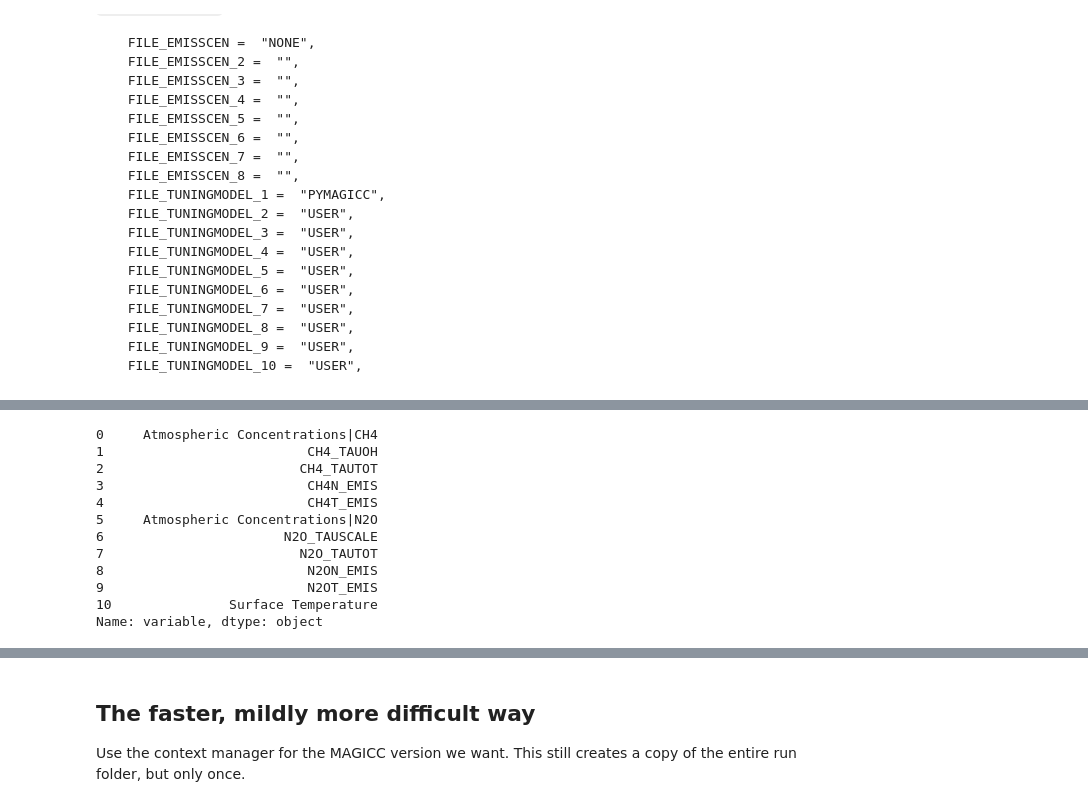
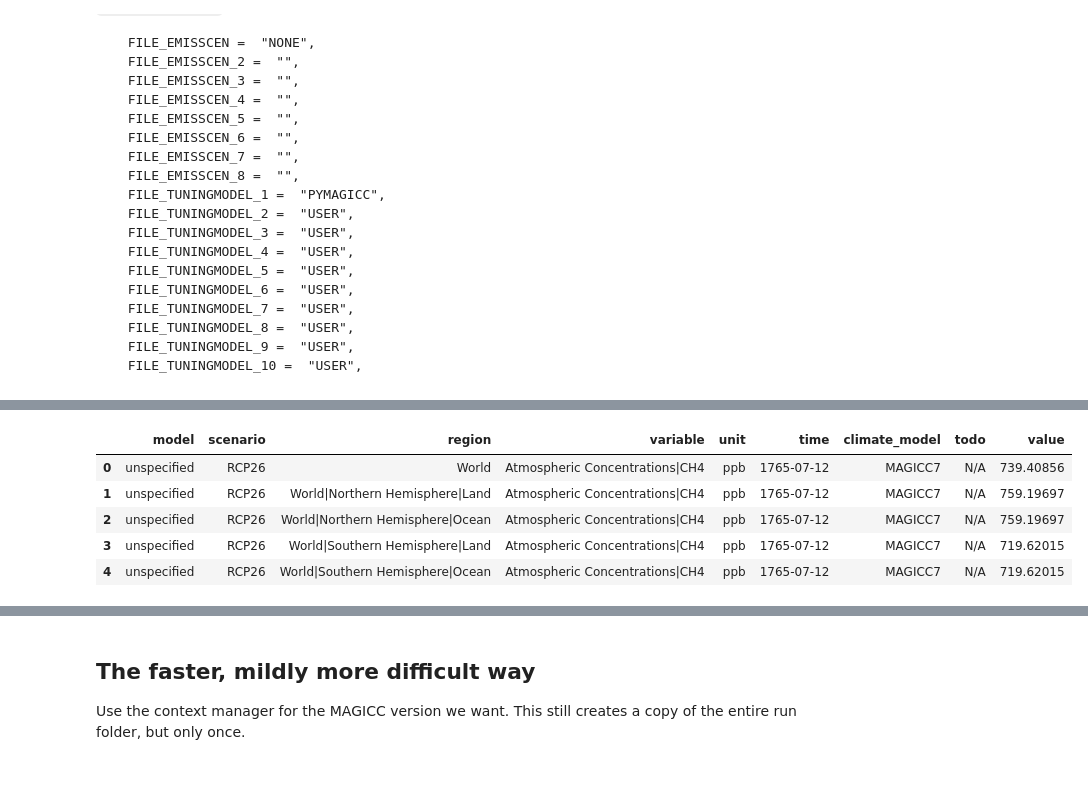
Before and after one commit to openscm/pymagicc, a Jupyter notebook: notebooks/MAGICC7.ipynb, the cells around one changed output, grey strips where cells are left out. Saved outputs shown, nothing was run; the diff lists cells and outputs as text; code cells hidden in the pictures; blank space fills up the shorter version.

```diff
--- a/notebooks/MAGICC7.ipynb
+++ b/notebooks/MAGICC7.ipynb
@@ -104,15 +116,9 @@ running RCP85
 # %%
-results.variables()
+results.head()
 # %% [output]
-0     Atmospheric Concentrations|CH4
-1                          CH4_TAUOH
-2                         CH4_TAUTOT
-3                          CH4N_EMIS
-4                          CH4T_EMIS
-5     Atmospheric Concentrations|N2O
-6                       N2O_TAUSCALE
-7                         N2O_TAUTOT
-8                          N2ON_EMIS
-9                          N2OT_EMIS
-10               Surface Temperature
-Name: variable, dtype: object
+|  | model | scenario | region | variable | unit | time | climate_model | todo | value |
+| 0 | unspecified | RCP26 | World | Atmospheric Concentrations|CH4 | ppb | 1765-07-12 | MAGICC7 | N/A | 739.40856 |
+| 1 | unspecified | RCP26 | World|Northern Hemisphere|Land | Atmospheric Concentrations|CH4 | ppb | 1765-07-12 | MAGICC7 | N/A | 759.19697 |
+| 2 | unspecified | RCP26 | World|Northern Hemisphere|Ocean | Atmospheric Concentrations|CH4 | ppb | 1765-07-12 | MAGICC7 | N/A | 759.19697 |
+| 3 | unspecified | RCP26 | World|Southern Hemisphere|Land | Atmospheric Concentrations|CH4 | ppb | 1765-07-12 | MAGICC7 | N/A | 719.62015 |
+| 4 | unspecified | RCP26 | World|Southern Hemisphere|Ocean | Atmospheric Concentrations|CH4 | ppb | 1765-07-12 | MAGICC7 | N/A | 719.62015 |
```
Also changed, not shown: parts of 8 cells of this notebook, 1 other file.
